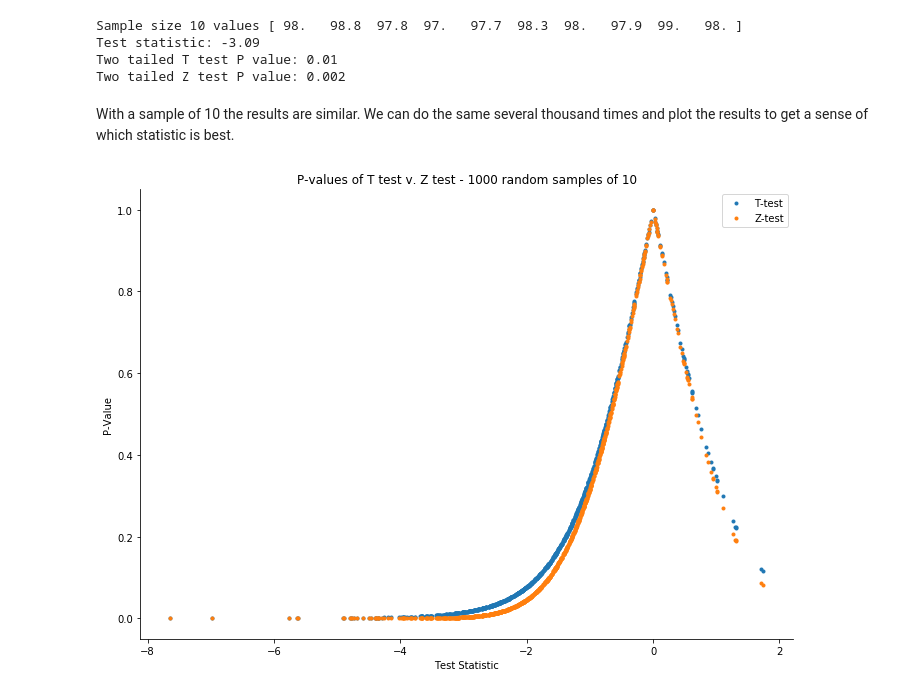
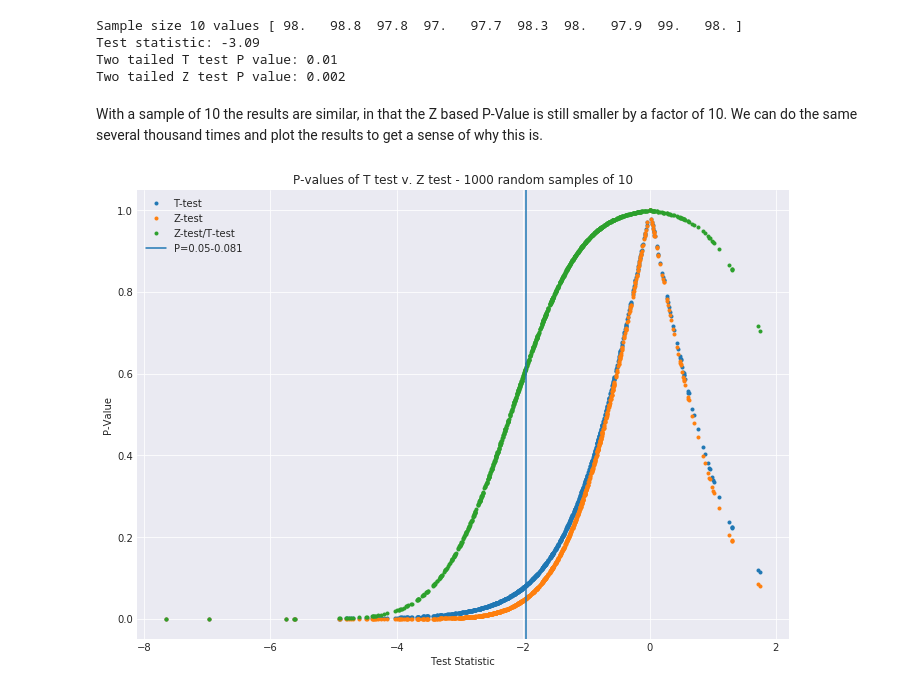
Before and after one commit to Nhorning/EDA_human_temperature, a Jupyter notebook: sliderule_dsi_inferential_statistics_exercise_1.ipynb, the cells around one changed output. Drawn from its saved outputs; the diff is of its cells as text; code cells hidden in the pictures.

Commit message:
Your branch is ahead of 'origin/master' by 2 commits.    (use "git push" to publish your local commits) Added more Z/T test analyisis

```diff
--- a/sliderule_dsi_inferential_statistics_exercise_1.ipynb
+++ b/sliderule_dsi_inferential_statistics_exercise_1.ipynb
@@ -319,26 +319,33 @@ Test statistic: -3.09
 Two tailed T test P value: 0.01
 Two tailed Z test P value: 0.002
 # %% [markdown]
-With a sample of 10 the results are similar.  We can do the same several thousand times and plot the results to get a sense of which statistic is best.
+With a sample of 10 the results are similar, in that the Z based P-Value is still smaller by a factor of 10. We can do the same several thousand times and plot the results to get a sense of why this is.
 # %%
 testdf = pd.DataFrame(columns = ['draw10','tenT','T-test','Z-test'])
 np.random.seed(42)
 for i in range(1000):
     testdf.loc[i] = smallTvZ(T)
 
+testdf = testdf.sort_values(by=['tenT'])
 tenTlist = testdf['tenT']
 tenTPlist = testdf['T-test']
 tenZPlist = testdf['Z-test']
 
 f1, ax1 = plt.subplots(1, 1)
 plt.plot(tenTlist,tenTPlist,linestyle='none', marker='.')
 plt.plot(tenTlist,tenZPlist,linestyle='none', marker='.')
+plt.plot(tenTlist,tenZPlist/tenTPlist, linestyle='none', marker='.', label='Z-test/T-test')
+
+lineloc = testdf.loc[testdf['Z-test'] < 0.05].index[-1]
+plt.axvline(testdf['tenT'][lineloc], label='P='+str(round(tenZPlist[lineloc],3))+'-'+str(round(tenTPlist[lineloc],3)))
+
 f1.set_size_inches(A4)
 sns.despine()
+sns.set_style('darkgrid')
 ax1.set_xlabel('Test Statistic')
 ax1.set_ylabel('P-Value')
 ax1.set_title('P-values of T test v. Z test - 1000 random samples of 10')
 plt.legend()
 plt.show()
 # %% [output]
-[figure, old version]
+[figure, new version]
```
Also changed, not shown: parts of 2 cells of this notebook.
